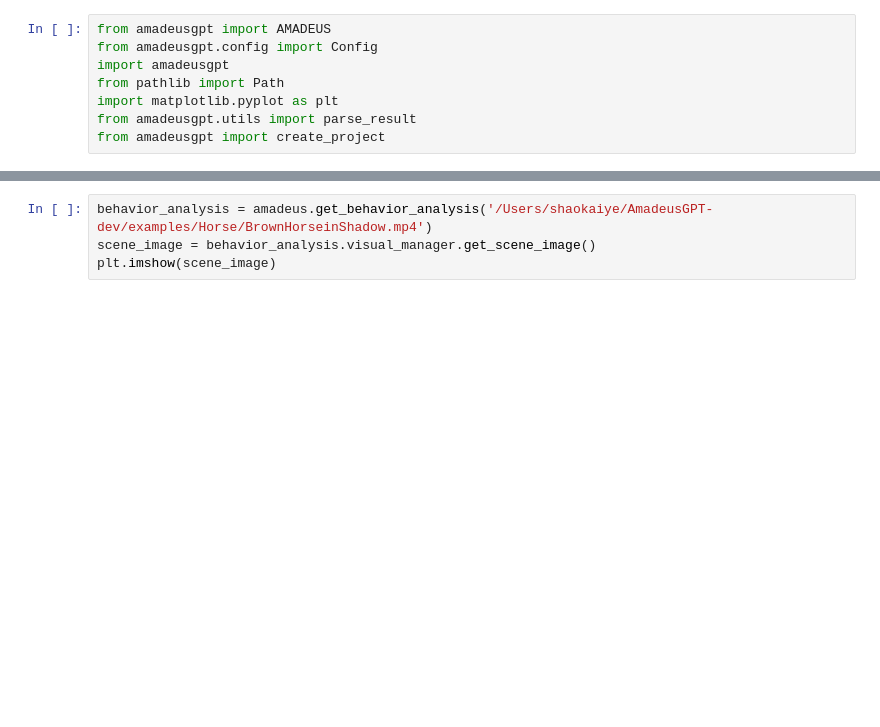
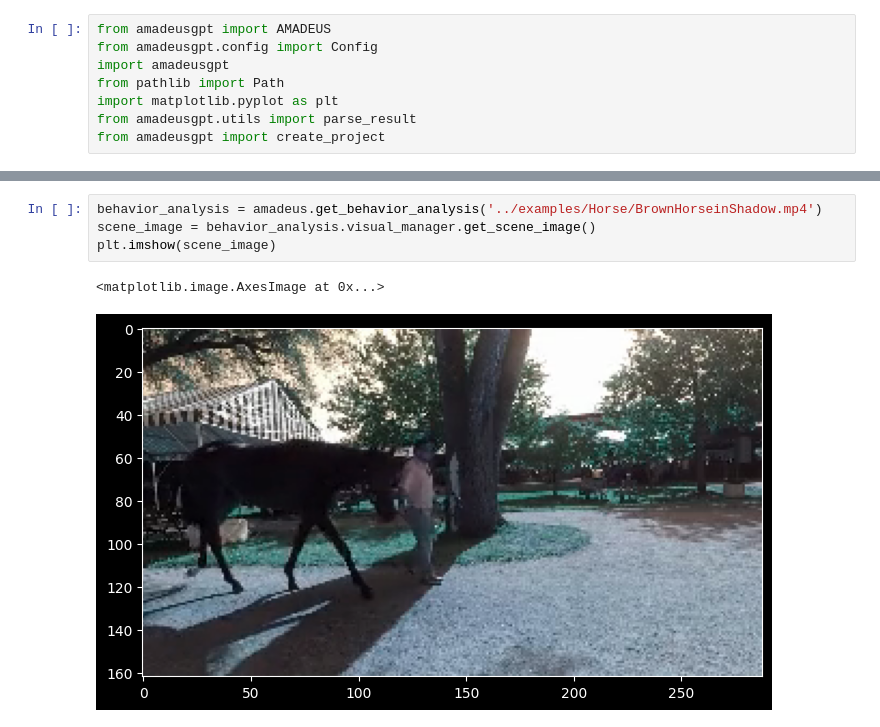
Before and after one commit to AdaptiveMotorControlLab/AmadeusGPT, a Jupyter notebook: notebooks/Horse_demo.ipynb, the cells around one changed output, grey strips where cells are left out. Cells and saved outputs as stored; diff of their text form; blank space fills up the shorter version.

```diff
--- a/notebooks/Horse_demo.ipynb
+++ b/notebooks/Horse_demo.ipynb
@@ -31,7 +62,10 @@ print (video_file_paths)
 # %%
-behavior_analysis = amadeus.get_behavior_analysis('/Users/shaokaiye/AmadeusGPT-dev/examples/Horse/BrownHorseinShadow.mp4')
+behavior_analysis = amadeus.get_behavior_analysis('../examples/Horse/BrownHorseinShadow.mp4')
 scene_image = behavior_analysis.visual_manager.get_scene_image()
 plt.imshow(scene_image)
+# %% [output]
+<matplotlib.image.AxesImage at 0x...>
+[figure, added]
 # %%
 query = "Plot the gait analysis using Offfrontfoot; Offfrontfetlock; Offknee; Elbow and Shoulder."
 qa_message = amadeus.step(query)
```
Also changed, not shown: parts of 2 cells of this notebook, 4 other files.
